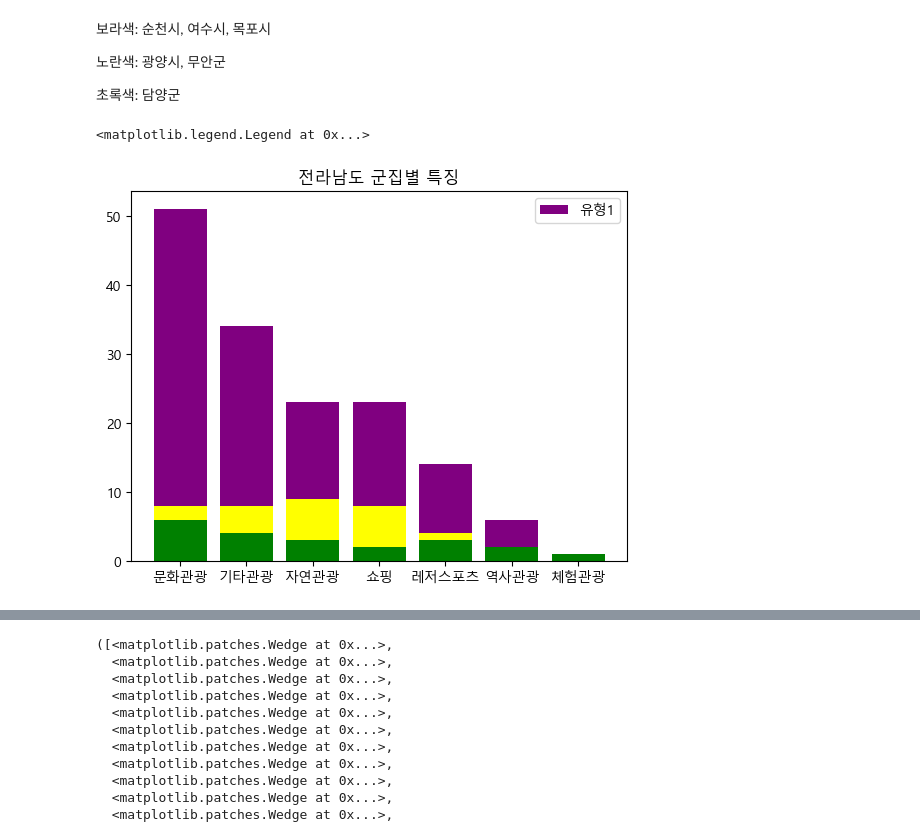
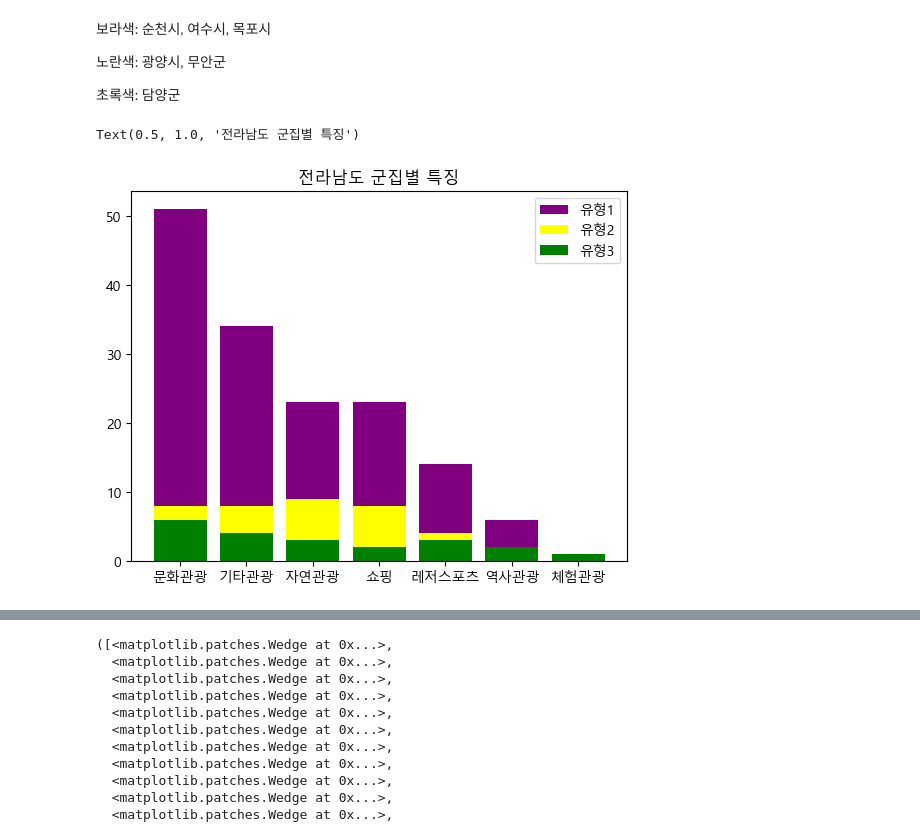
Before and after one commit to sheershay/ise-sr-project, a Jupyter notebook: clustering/clustering.ipynb, the cells around one changed output, grey strips where cells are left out. Cells and saved outputs as stored; diff of their text form; code cells hidden in the pictures.

```diff
--- a/clustering/clustering.ipynb
+++ b/clustering/clustering.ipynb
@@ -1160,17 +1160,17 @@ dy_f1=dy['중분류 카테고리'].value_counts().to_frame()
 dy_f2=dy['소분류 카테고리'].value_counts().to_frame()
 # %%
 plt.bar(t1_f1.index,t1_f1['count'],color='purple',label='유형1')
-plt.bar(t2_f1.index,t2_f1['count'],color='yellow')
-plt.bar(dy_f1.index,dy_f1['count'],color='g')
+plt.bar(t2_f1.index,t2_f1['count'],color='yellow',label='유형2')
+plt.bar(dy_f1.index,dy_f1['count'],color='g',label='유형3')
 
 plt.legend()
 plt.title('전라남도 군집별 특징')
 
 #보라색: 기존 인기 휴양지.
 #노란색: 자연 '관광'
 #초록색: 자연+ '활동'
 # %% [output]
-<matplotlib.legend.Legend at 0x...>
+Text(0.5, 1.0, '전라남도 군집별 특징')
-[figure, old version]
+[figure, new version]
 # %%
 plt.pie(t1_f2['count'],labels=t1_f2.index,autopct='%.1f%%')
```
Also changed, not shown: parts of 9 cells of this notebook.
